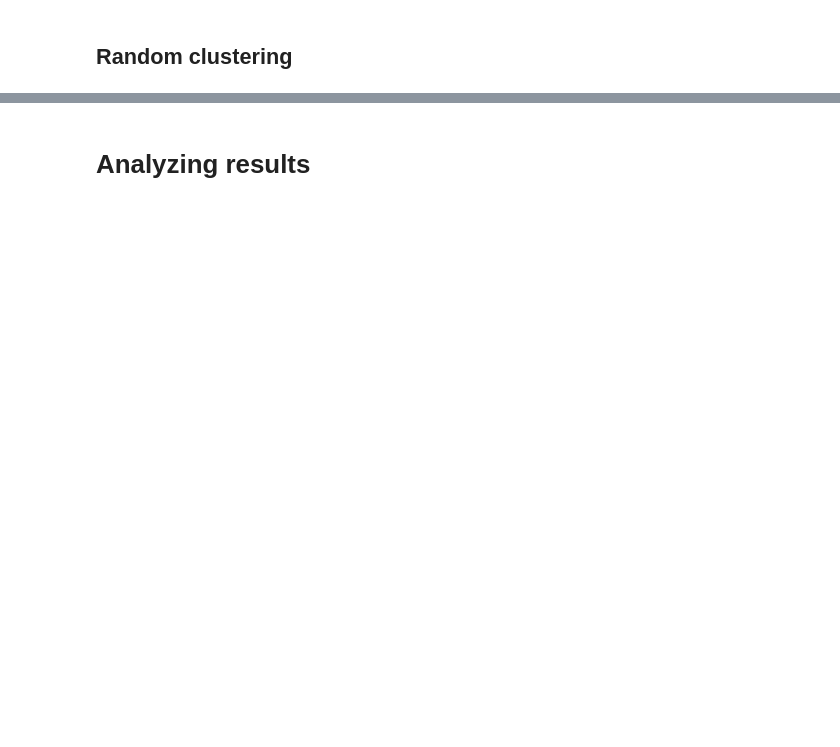
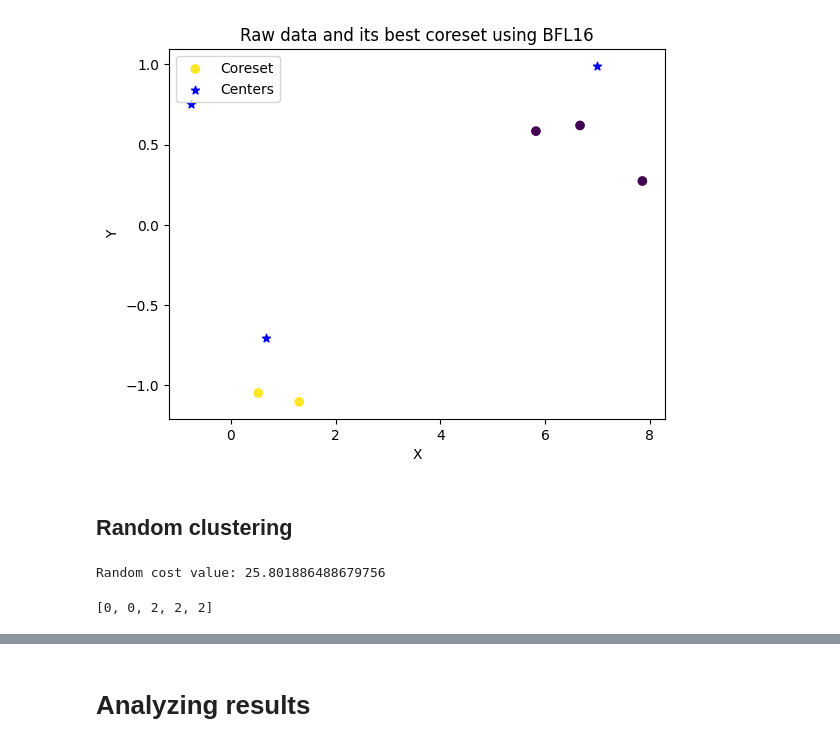
Before and after one commit to Boniface316/bigdata_vqa, a Jupyter notebook: Notebooks/3-means_toy_experiment.ipynb, the cells around one changed output, grey strips where cells are left out. Drawn from its saved outputs; the diff is of its cells as text; code cells hidden in the pictures; blank space fills up the shorter version.

```diff
--- a/Notebooks/3-means_toy_experiment.ipynb
+++ b/Notebooks/3-means_toy_experiment.ipynb
@@ -81,9 +108,31 @@ plt.show()
+# %%
+coreset_df["k"] = labels
+
+plt.scatter(coreset_df["X"], coreset_df["Y"], c=coreset_df["k"], label="Coreset", cmap='viridis')
+plt.scatter(centers[:, 0], centers[:, 1], label="Centers", color="b", marker="*")
+
+plt.xlabel("X")
+plt.ylabel("Y")
+plt.title("Raw data and its best coreset using BFL16")
+plt.legend()
+plt.show()
+# %% [output]
+[figure, added]
 # %% [markdown]
 ## Random clustering
 # %%
-K3MeansRandom = K3MeansClusteringRandom()
+K3MeansRandom = K3MeansClusteringRandom(number_of_qubits_representing_data=number_of_qubits_representing_data_point)
 centers = K3MeansRandom.get_cluster_centers(
     coreset_df=coreset_df, vector_columns=["X", "Y"], weight_columns="weights"
 )
 
-Random_cost = K3MeansRandom.get_3means_cost(raw_data, centers)
+random_cost,labels = K3MeansRandom.get_3means_cost(coreset_vectors, centers)
+
+
+print(f"Random cost value: {random_cost}")
+# %% [output]
+Random cost value: 25.801886488679756
+# %%
+labels
+# %% [output]
+[0, 0, 2, 2, 2]
```
Also changed, not shown: parts of 12 cells of this notebook, 2 other files.
